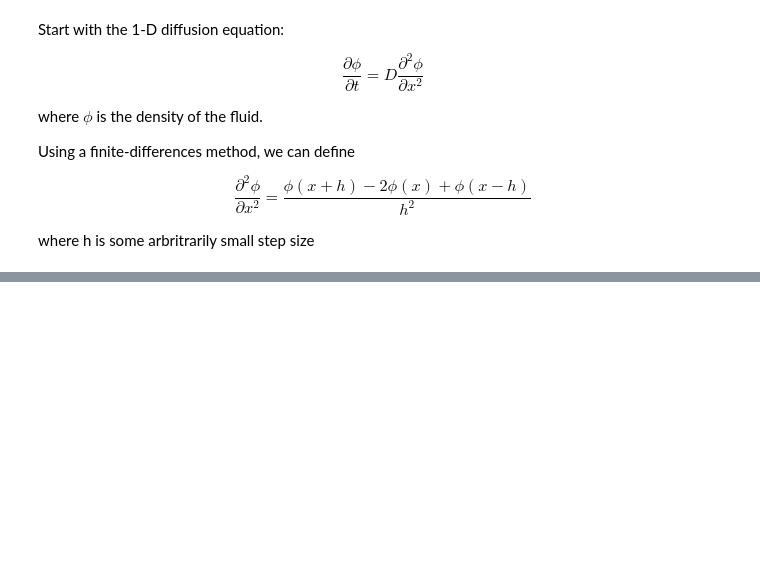
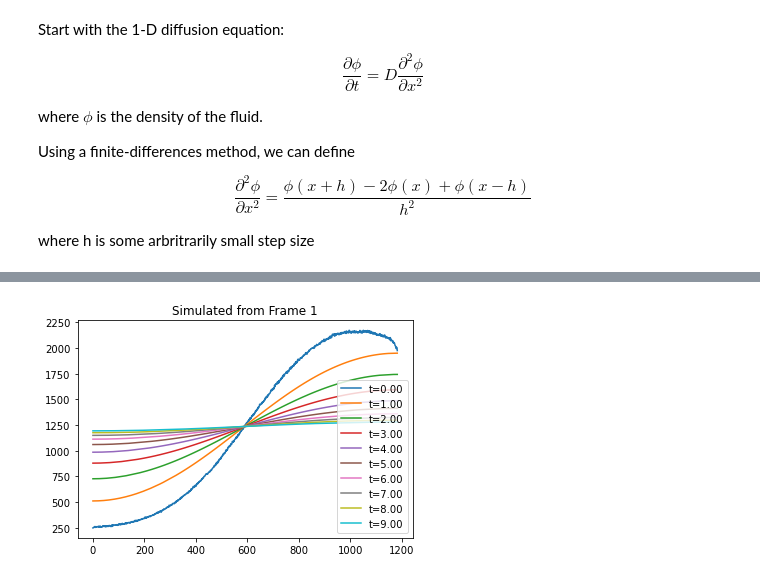
Before and after one commit to brandonhieunguyen/129L_project, a Jupyter notebook: main.ipynb, the cells around one changed output, grey strips where cells are left out. Saved outputs shown, nothing was run; the diff lists cells and outputs as text; code cells hidden in the pictures; blank space fills up the shorter version.

```diff
--- a/main.ipynb
+++ b/main.ipynb
@@ -113,0 +71,5 @@ plt.show()
+# %%
+def calc_m(phi, w=30):
+    '''Calculates the slope around center of intensity curve'''
+    center = int(len(phi) / 2)
+    return (phi[center + w] - phi[center - w]) / (2 * w)
@@ -113,0 +85,36 @@ plt.show()
+# %%
+frames_checked = [str(n).zfill(2) for n in range(2, 58)]
+# %%
+intensities_real = [pd.read_csv(f'intensity_data/frame_{frame}.csv')['Value'] for frame in frames_checked]
+m_real = [calc_m(intensity) for intensity in intensities_real]
+# %%
+D = 50000
+T = 10
+dt = (1/2) / D
+n = round(T/dt)
+
+phi = np.asarray(pd.read_csv('intensity_data/frame_01.csv')['Value'])
+matches = {m: [] for m in m_real}
+
+m_tol = 0.01
+for i in range(n):
+    if i % (n/10) == 0:
+        plt.plot(phi, label=f't={i*dt:.2f}')
+
+    phi_dx2 = dx_sq(phi)
+    phi_centered = phi[1:-1]
+    phi[1:-1] = phi_centered + (dt * D * phi_dx2)
+    m_n = calc_m(phi)
+    for m in m_real:
+        if (m_n > m - m_tol and m_n < m + m_tol):
+            matches[m].append(i * dt)
+
+    # Apply Neumann B.C.
+    phi[0] = phi[1]
+    phi[-1] = phi[-2]
+
+plt.title('Simulated from Frame 1')
+plt.legend()
+plt.show()
+# %% [output]
+[figure, added]
```
Also changed, not shown: parts of 20 cells of this notebook.
